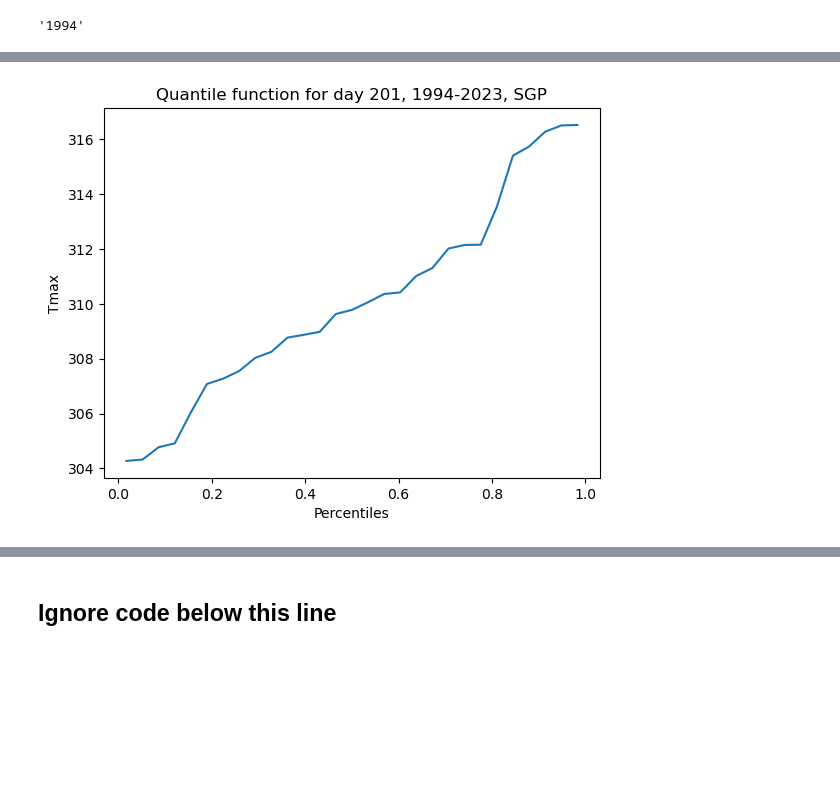
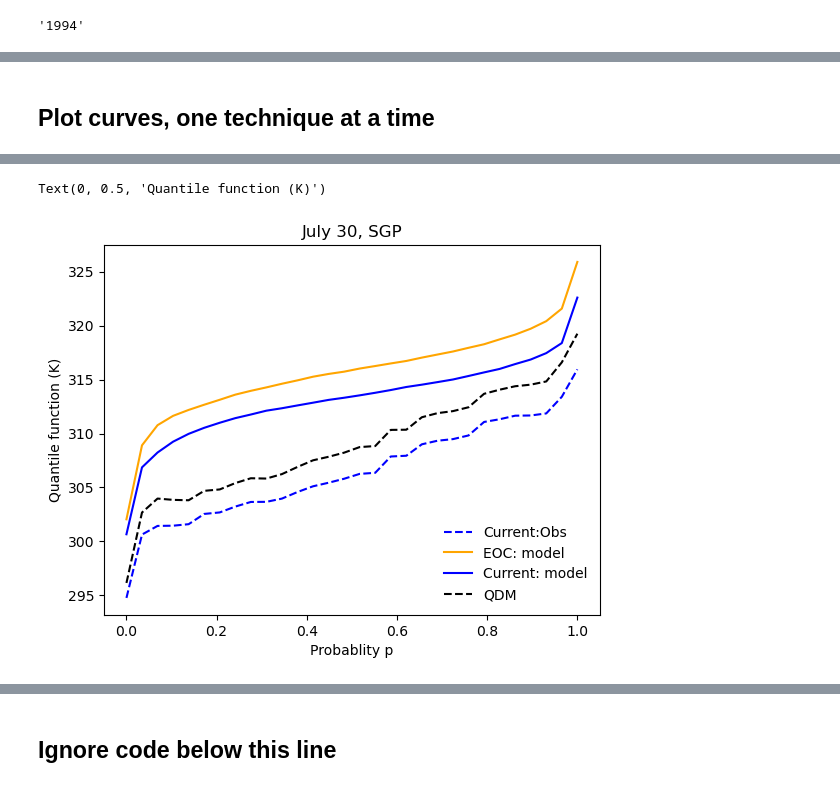
Before and after one commit to hrhampapura/moment_delta_mapping, a Jupyter notebook: lens_analysis/notebooks/SGP.ipynb, the cells around one changed output, grey strips where cells are left out. Drawn from its saved outputs; the diff is of its cells as text; code cells hidden in the pictures; blank space fills up the shorter version.

```diff
--- a/lens_analysis/notebooks/SGP.ipynb
+++ b/lens_analysis/notebooks/SGP.ipynb
@@ -363,6 +378,6 @@ K
 # %%
 %%time
 #d = daily
-sgp_dtmax = to_daily(sgp_mtmax)
-sgp_dtmax
+sgp_model_dtmax = to_daily(sgp_model_tmax)
+sgp_model_dtmax
 # %% [output]
@@ -464,16 +466,0 @@ array([0.01724138, 0.05172414, 0.0862069 , 0.12068966, 0.15517241,
-# %%
-%%time
-###
-qsgp_mdm = np.sort(sgp_mdm.sel(day=doy).dropna(dim='year').values)
-qsgp_obs = np.sort(sgp_tmax_obs.sel(day=doy).dropna(dim='year').values)
-
-### Select quantiles based on the size of sgp_mdm #####
-no_nan_count = sgp_mdm.sel(day= doy).notnull().sum(dim = 'year')
-#
-if (no_nan_count == 30):
-    quants = quants30
-elif (no_nan_count == 29):
-    quants = quants58
-else:
-    print('Number of days less than 29')
-print(no_nan_count.values, quants.shape, qsgp_mdm.shape)
@@ -483,0 +467,11 @@ Wall time: 7.94 s
+# %%
+%%time
+# Compute quantiles
+qsgp_mdm = compute_quantiles(sgp_mdm)
+qsgp_obs = compute_quantiles(sgp_obs)
+#
+qsgp_cur = sgp_model_cur.stack(mtime=('member','year'),create_index=False).chunk(dict(mtime=-1)).quantile(quants, dim='mtime',skipna=False)
+qsgp_eoc = sgp_model_eoc.stack(mtime=('member','year'),create_index=False).chunk(dict(mtime=-1)).quantile(quants, dim='mtime',skipna=False)
+#
+qdeltas = qsgp_eoc - qsgp_cur
+qsgp_qdm = implement_qdm(qsgp_obs,qsgp_cur,qsgp_eoc)
@@ -484,6 +542,14 @@ Wall time: 7.94 s
+# %% [markdown]
+## Plot curves, one technique at a time
 # %%
-plt.plot(quants,qsgp_obs)
-plt.title('Quantile function for day ' +str(doy)+ ', ' + str(sgp_year0)+'-'+ str(sgp_year1)+', SGP')
-plt.xlabel('Percentiles')
-plt.ylabel('Tmax')
+%%time
+# First plot QDM to show quantile crossings
+plt.plot(quants,qsgp_obs.sel(day=doy),'b--', label ='Current:Obs')
+plt.plot(quants,qsgp_eoc.sel(day=doy),color= 'orange', label='EOC: model')
+plt.plot(quants,qsgp_cur.sel(day=doy), color='blue',label ='Current: model')
+plt.plot(quants,qsgp_qdm.sel(day=doy),'k--',label='QDM')
+plt.title(date + ','+ ' SGP')
+plt.xlabel('Probablity p')
+plt.legend(loc='lower right',frameon = False)
+plt.ylabel('Quantile function (K)')
 # %% [output]
@@ -491 +558,2 @@ Text(0, 0.5, 'Tmax')
+Text(0, 0.5, 'Quantile function (K)')
-[figure, old version]
+[figure, new version]
```
Also changed, not shown: parts of 60 cells of this notebook.
